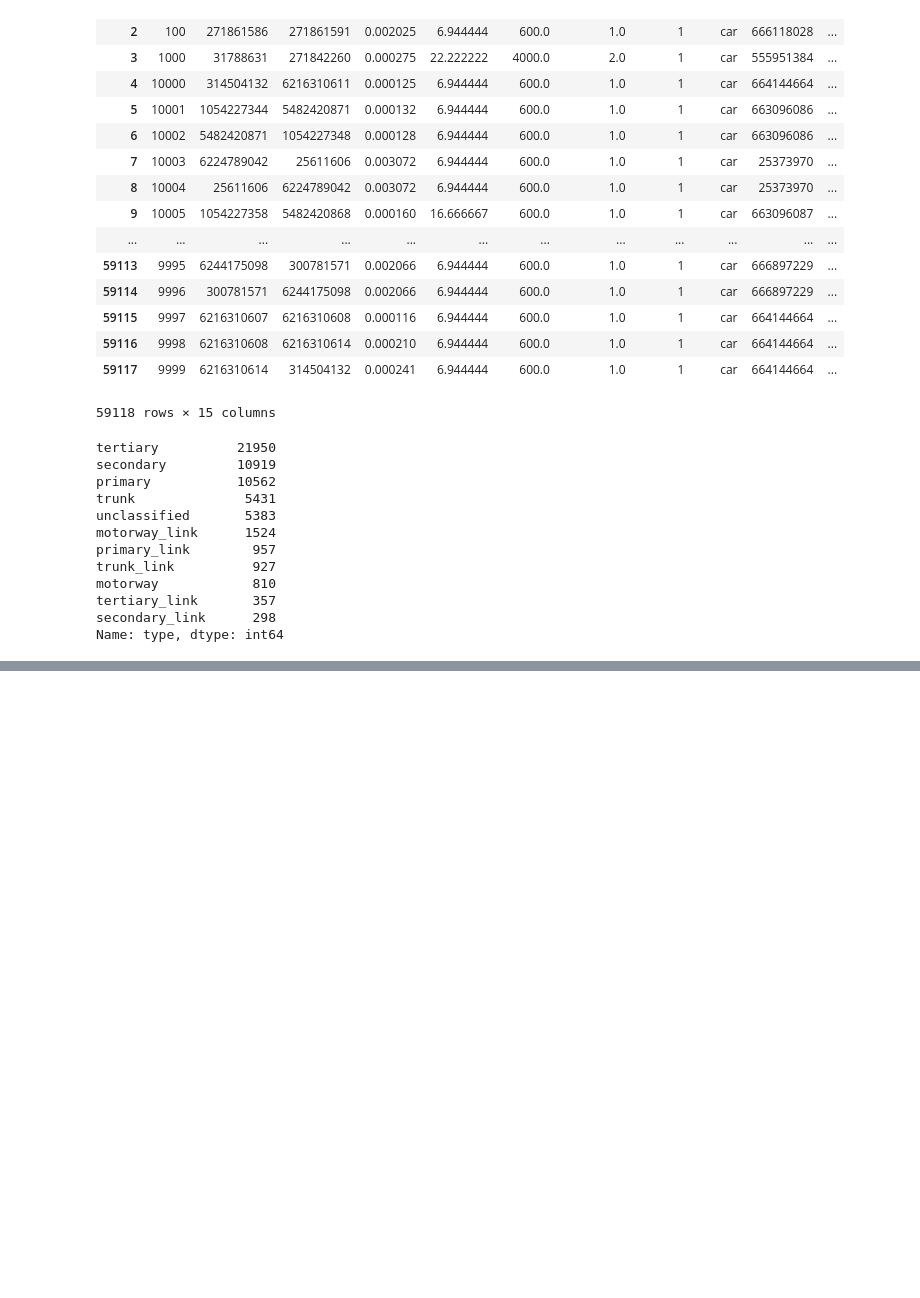
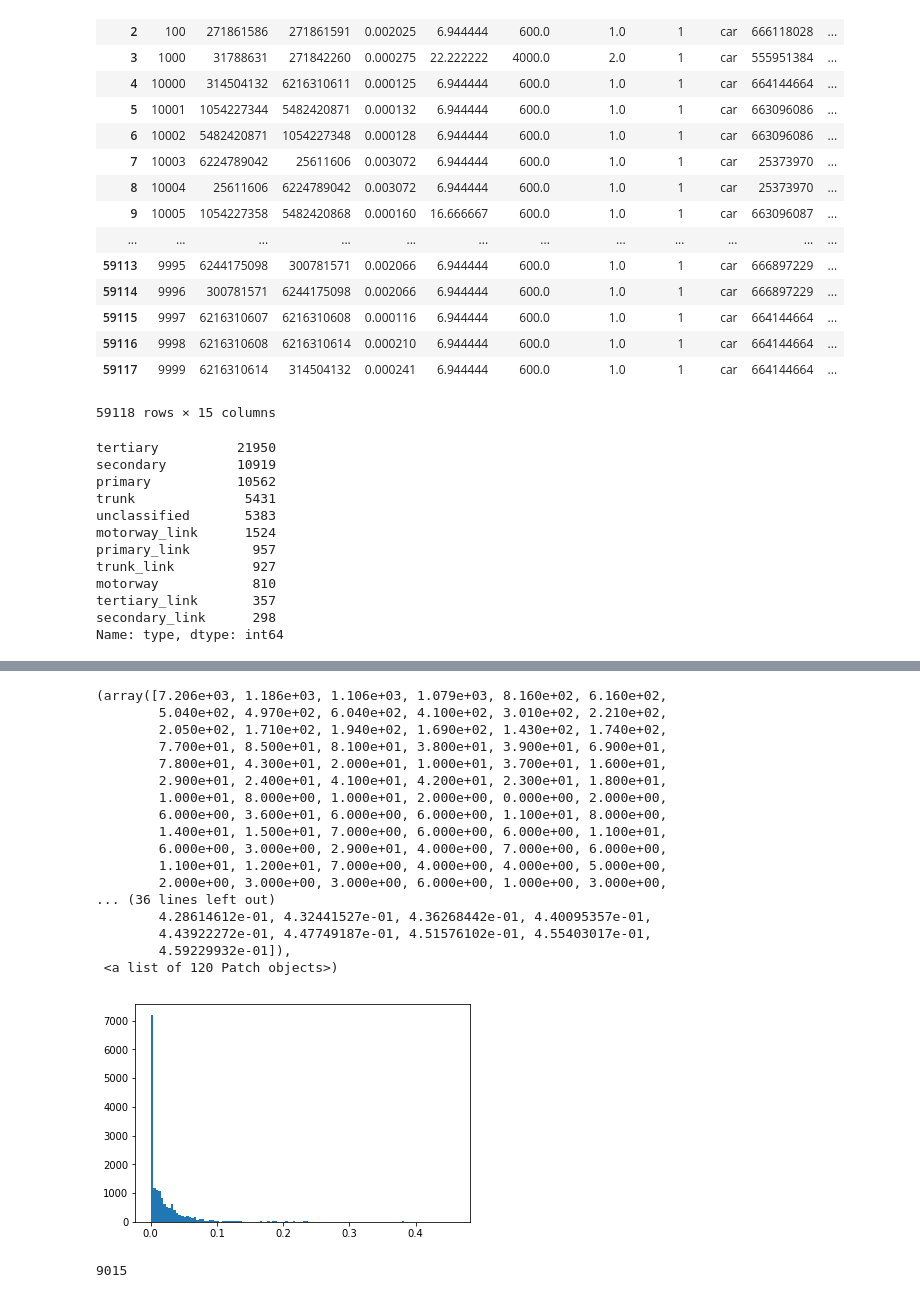
Before and after one commit to JiyanBlack/GISProjs, a Jupyter notebook: connectMlinks/connectMlinks.ipynb, the cells around one changed output, grey strips where cells are left out. Saved outputs shown, nothing was run; the diff lists cells and outputs as text; code cells hidden in the pictures; blank space fills up the shorter version.

Commit message:
connectMlinks finished

```diff
--- a/connectMlinks/connectMlinks.ipynb
+++ b/connectMlinks/connectMlinks.ipynb
@@ -46,8 +50,10 @@ parsePointX('(115.821391, -31.9752)'), parsePointY('(115.821391, -31.9752)')
+# %%
+mlink['polyline'] = mlink['polyline'].map(parsePolyline)
 # %%
-mlink['x0'] = mlink['Start_Point'].map(parsePointX)
-mlink['y0'] = mlink['Start_Point'].map(parsePointY)
-mlink['x1'] = mlink['End_Point'].map(parsePointX)
-mlink['y1'] = mlink['End_Point'].map(parsePointY)
+# mlink['x0'] = mlink['Start_Point'].map(parsePointX)
+# mlink['y0'] = mlink['Start_Point'].map(parsePointY)
+# mlink['x1'] = mlink['End_Point'].map(parsePointX)
+# mlink['y1'] = mlink['End_Point'].map(parsePointY)
 # %%
 mlink
 # %% [output]
@@ -106,4 +116,4 @@ tertiary_link       357
 secondary_link      298
 Name: type, dtype: int64
 # %%
-link[link['type'] == 'trunk']
+link = link[(link['type'] == 'motorway') | (link['type'] == 'trunk') | (link['type'] == 'primary')].reset_index()
@@ -170,0 +141,14 @@ link[link['type'] == 'motorway']
+# %%
+
+for idx, row in tqdm_notebook(link.iterrows()):
+    miniMlink = -1
+    miniDistance = 999999
+    for midx in mlink.index:
+        pl = mlink.at[midx, 'polyline']
+        mid = mlink.at[midx, 'mlink']
+        dsum = Point(row['x0'], row['y0']).distance(pl) + Point(row['x1'], row['y1']).distance(pl)
+        if dsum < miniDistance:
+            miniMlink = mid
+            miniDistance = dsum
+    link.at[idx, 'pairedMlink'] = miniMlink
+    link.at[idx,'distanceSum'] = miniDistance
@@ -170,0 +178,25 @@ link[link['type'] == 'motorway']
+# %%
+plt.hist(link['distanceSum'],bins = 120)
+# %% [output]
+(array([7.206e+03, 1.186e+03, 1.106e+03, 1.079e+03, 8.160e+02, 6.160e+02,
+        5.040e+02, 4.970e+02, 6.040e+02, 4.100e+02, 3.010e+02, 2.210e+02,
+        2.050e+02, 1.710e+02, 1.940e+02, 1.690e+02, 1.430e+02, 1.740e+02,
+        7.700e+01, 8.500e+01, 8.100e+01, 3.800e+01, 3.900e+01, 6.900e+01,
+        7.800e+01, 4.300e+01, 2.000e+01, 1.000e+01, 3.700e+01, 1.600e+01,
+        2.900e+01, 2.400e+01, 4.100e+01, 4.200e+01, 2.300e+01, 1.800e+01,
+        1.000e+01, 8.000e+00, 1.000e+01, 2.000e+00, 0.000e+00, 2.000e+00,
+        6.000e+00, 3.600e+01, 6.000e+00, 6.000e+00, 1.100e+01, 8.000e+00,
+        1.400e+01, 1.500e+01, 7.000e+00, 6.000e+00, 6.000e+00, 1.100e+01,
+        6.000e+00, 3.000e+00, 2.900e+01, 4.000e+00, 7.000e+00, 6.000e+00,
+        1.100e+01, 1.200e+01, 7.000e+00, 4.000e+00, 4.000e+00, 5.000e+00,
+        2.000e+00, 3.000e+00, 3.000e+00, 6.000e+00, 1.000e+00, 3.000e+00,
+... (36 lines left out)
+        4.28614612e-01, 4.32441527e-01, 4.36268442e-01, 4.40095357e-01,
+        4.43922272e-01, 4.47749187e-01, 4.51576102e-01, 4.55403017e-01,
+        4.59229932e-01]),
+ <a list of 120 Patch objects>)
+[figure, added]
+# %%
+np.sum(link['distanceSum']<0.01)
+# %% [output]
+9015
```
Also changed, not shown: parts of 12 cells of this notebook, 1 other file.
